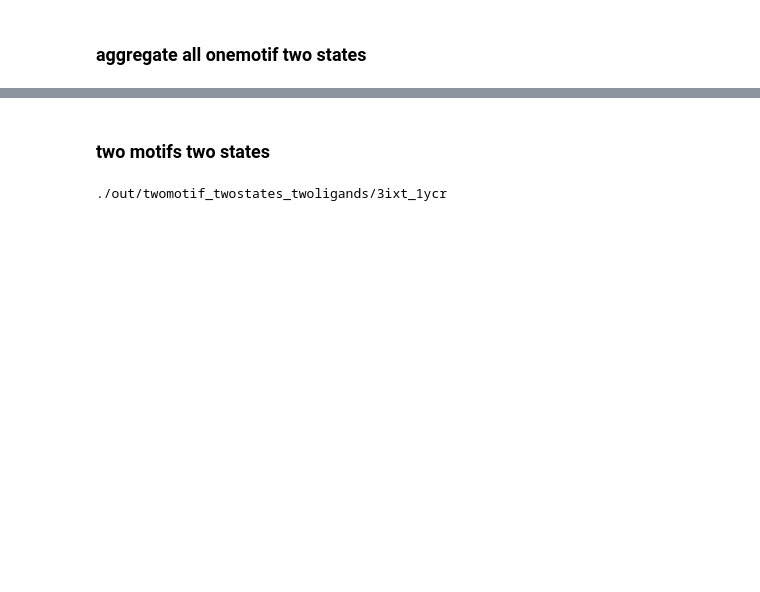
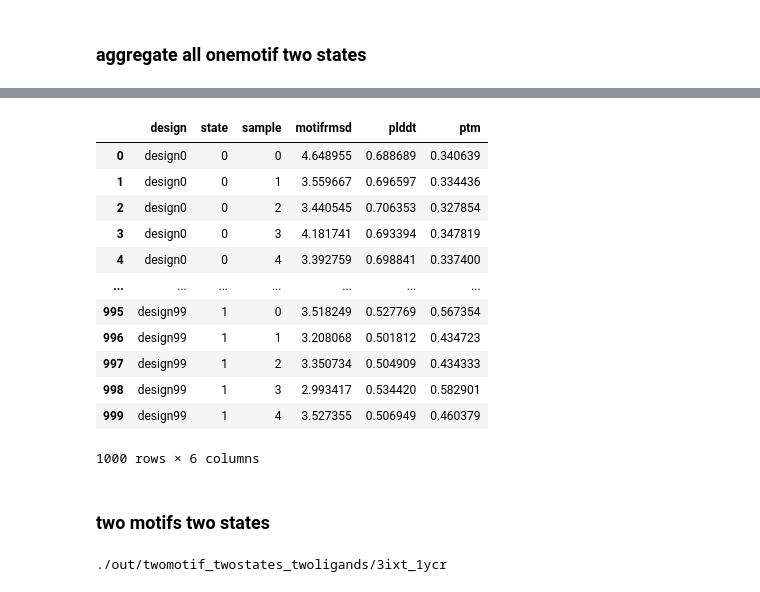
Before and after one commit to aparsanMIT/MotifCraft-AA, a Jupyter notebook: eval.ipynb, the cells around one changed output, grey strips where cells are left out. Cells and saved outputs as stored; diff of their text form; code cells hidden in the pictures; blank space fills up the shorter version.

```diff
--- a/eval.ipynb
+++ b/eval.ipynb
@@ -626,3 +829,20 @@ fig.show()
+# %%
+full = pd.read_csv( f"out/onemotif_twostates_pos_FAD/{motif}/_fullresults.csv")
+full
+# %% [output]
+|  | design | state | sample | motifrmsd | plddt | ptm |
+| 0 | design0 | 0 | 0 | 4.648955 | 0.688689 | 0.340639 |
+| 1 | design0 | 0 | 1 | 3.559667 | 0.696597 | 0.334436 |
+| 2 | design0 | 0 | 2 | 3.440545 | 0.706353 | 0.327854 |
+| 3 | design0 | 0 | 3 | 4.181741 | 0.693394 | 0.347819 |
+| 4 | design0 | 0 | 4 | 3.392759 | 0.698841 | 0.337400 |
+| ... | ... | ... | ... | ... | ... | ... |
+| 995 | design99 | 1 | 0 | 3.518249 | 0.527769 | 0.567354 |
+| 996 | design99 | 1 | 1 | 3.208068 | 0.501812 | 0.434723 |
+| 997 | design99 | 1 | 2 | 3.350734 | 0.504909 | 0.434333 |
+| 998 | design99 | 1 | 3 | 2.993417 | 0.534420 | 0.582901 |
+| 999 | design99 | 1 | 4 | 3.527355 | 0.506949 | 0.460379 |
+1000 rows × 6 columns
 # %% [markdown]
 ### two motifs two states
 # %%
```
Also changed, not shown: parts of 23 cells of this notebook, 1 other file.
